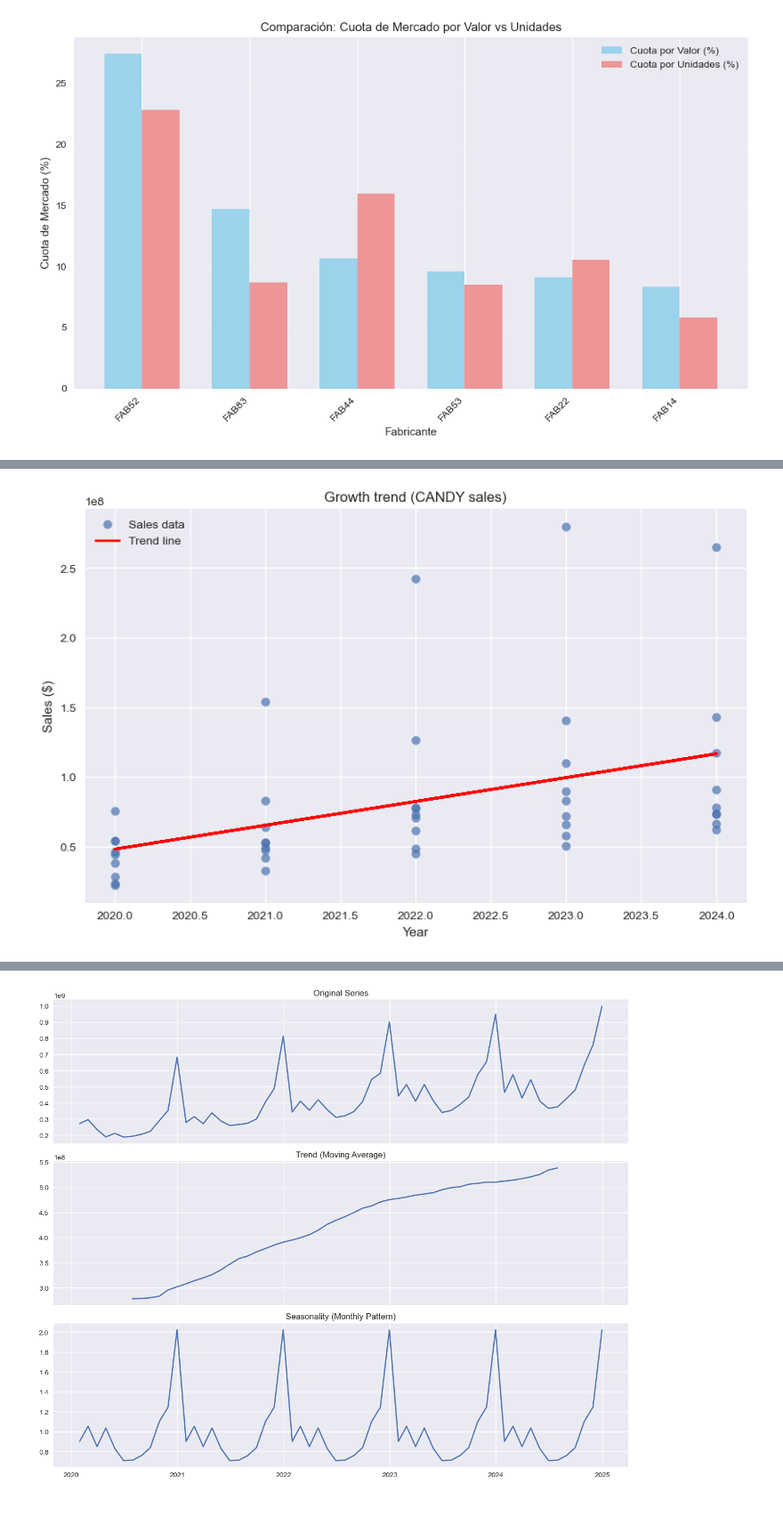
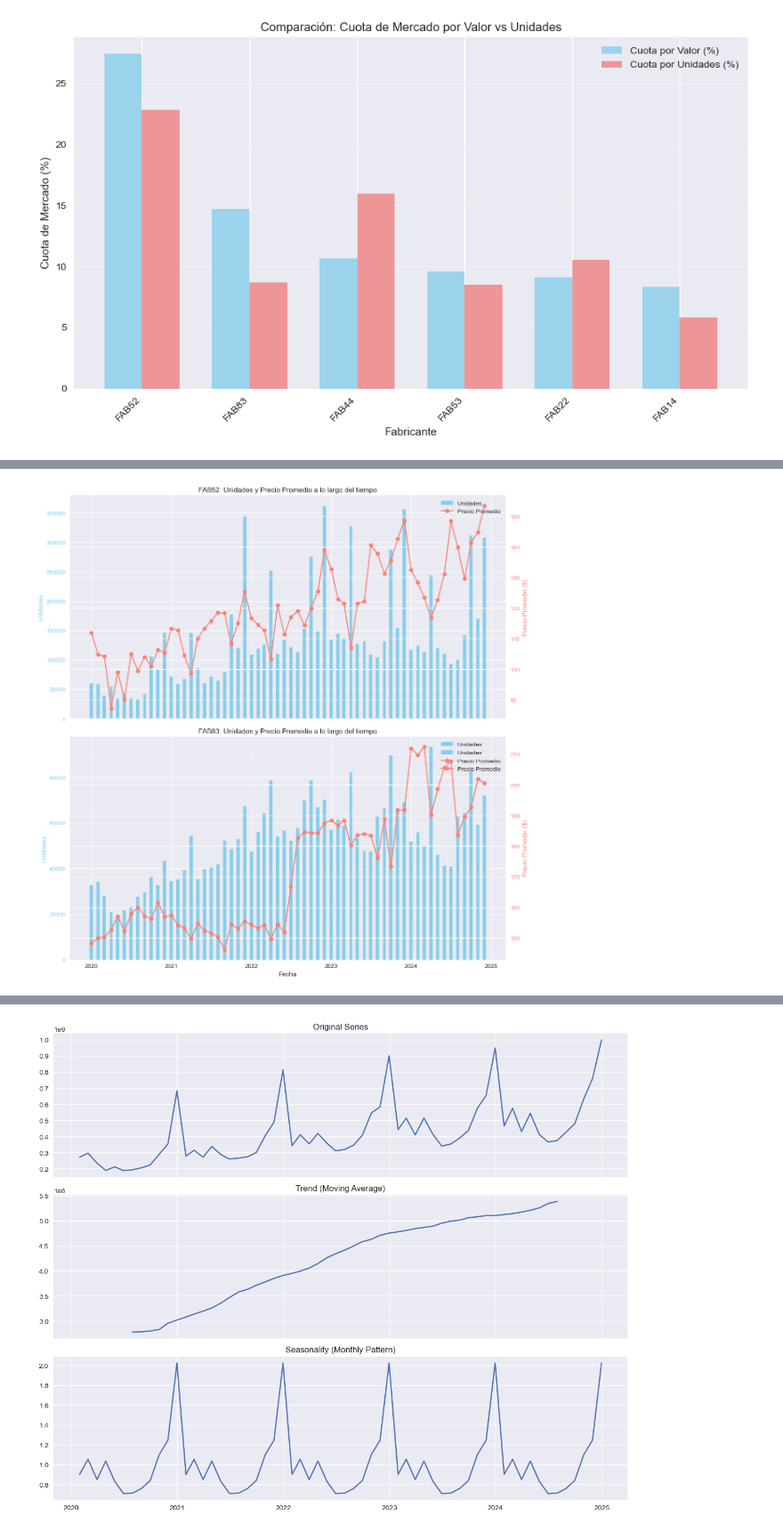
Before and after one commit to ViejoAgrio/Proyecto-1-Estad-stica, a Jupyter notebook: Projecto_1.ipynb, the cells around one changed output, grey strips where cells are left out. Shown at 89% size. Drawn from its saved outputs; the diff is of its cells as text; code cells hidden in the pictures; blank space fills up the shorter version.

```diff
--- a/Projecto_1.ipynb
+++ b/Projecto_1.ipynb
@@ -17,8 +21,8 @@ import statsmodels.api as sm
 
 # Cargar datos
 try:
-    df_catalog = pd.read_csv('./DATA_CATALOG_2024.csv', encoding='latin1')
-    df_sales = pd.read_csv('./DATOS_VENTA_2024.csv')
+    df_catalog = pd.read_excel('./DATA_CATALOG_2024.xlsx')
+    df_sales = pd.read_excel('./DATOS_VENTA_2024.xlsx')
     print("Archivos de datos cargados exitosamente.")
 except FileNotFoundError:
     print("Error: Los archivos 'DATA_CATALOG_2024.csv' o 'DATOS_VENTA_2024.csv' no se encontraron.")
@@ -449,22 +820,42 @@ Estos resultados de elasticidad
 # %%
-# Scatter plot de ventas por año
-x = df_candy_perf_top['ANIO'].values
-y = df_candy_perf_top['VALOR'].values
 
-plt.figure(figsize=(10,6))
-plt.scatter(x, y, alpha=0.7, label="Sales data")
 
-# Fit de regresión lineal (línea de tendencia)
-coef = np.polyfit(x, y, 1)
-poly1d_fn = np.poly1d(coef)
+# Obtener los nombres de los dos fabricantes principales
+fab_names = df_top2_monthly['FAB'].unique()
 
-plt.plot(x, poly1d_fn(x), color="red", linewidth=2, label="Trend line")
+# Crear una figura con subgráficos
+fig, axes = plt.subplots(len(fab_names), 1, figsize=(12, 6 * len(fab_names)), sharex=True)
 
-plt.title("Growth trend (CANDY sales)")
-plt.xlabel("Year")
-plt.ylabel("Sales ($)")
-plt.legend()
+if len(fab_names) == 1:
+    axes = [axes]
+
+for i, fab_name in enumerate(fab_names):
+    # Filtrar los datos para el fabricante actual
+    fab_df = df_top2_monthly[df_top2_monthly['FAB'] == fab_name].copy()
+
+    # Eje y para las unidades
+    ax1 = axes[i]
+    ax1.bar(fab_df['FECHA'], fab_df['UNIDADES'], color='skyblue', label='Unidades', width=15)
+    ax1.set_ylabel('Unidades', color='skyblue')
+    ax1.tick_params(axis='y', labelcolor='skyblue')
+    ax1.grid(True)
+
+    # Segundo eje y para el precio
+    ax2 = ax1.twinx()
+    ax2.plot(fab_df['FECHA'], fab_df['PRECIO_PROMEDIO'], color='salmon', marker='o', label='Precio Promedio')
+    ax2.set_ylabel('Precio Promedio ($)', color='salmon')
+    ax2.tick_params(axis='y', labelcolor='salmon')
+
+    # Título y leyenda
+    ax1.set_title(f'{fab_name}: Unidades y Precio Promedio a lo largo del tiempo')
+    fig.legend(loc="upper right", bbox_to_anchor=(1,1), bbox_transform=ax1.transAxes)
+
+# Etiqueta del eje x común
+axes[-1].set_xlabel('Fecha')
+
+# Ajustar diseño para evitar superposición de etiquetas
+plt.tight_layout()
 plt.show()
 # %% [output]
-[figure, old version]
+[figure, new version]
 # %% [markdown]
```
Also changed, not shown: parts of 50 cells of this notebook, 6 other files.
